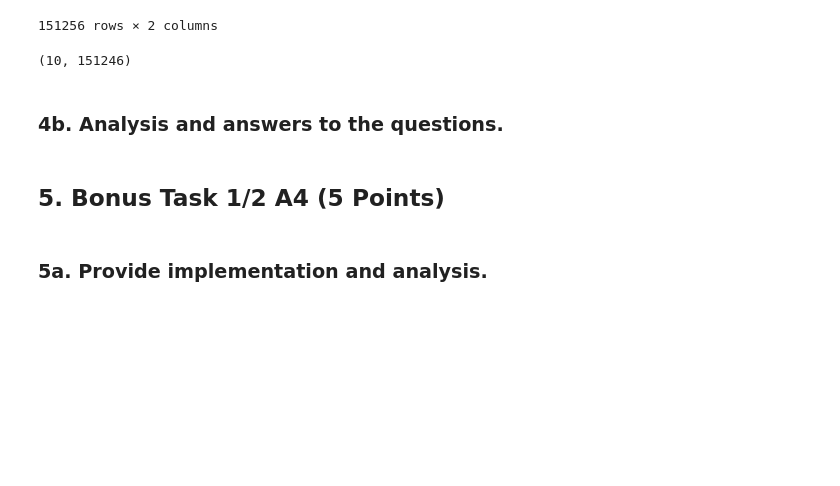
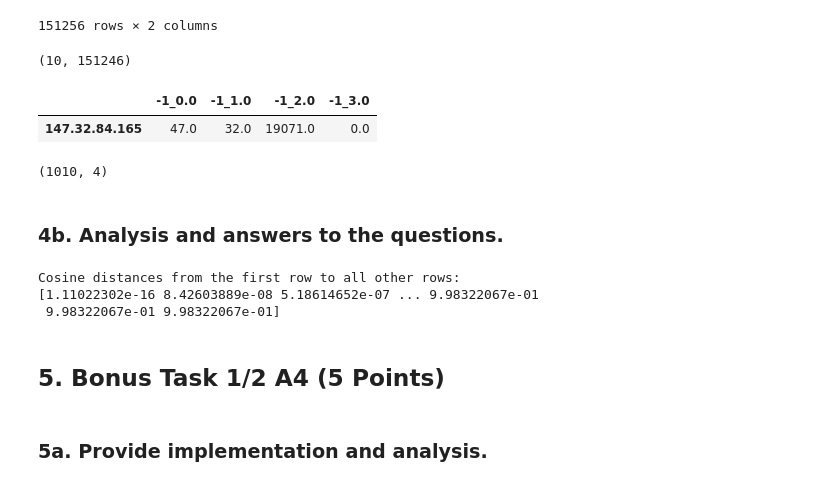
Before and after one commit to amar-mesic/cyber-data, a Jupyter notebook: lab-3/Lab3.ipynb, the cells around one changed output. Drawn from its saved outputs; the diff is of its cells as text; code cells hidden in the pictures; blank space fills up the shorter version.

```diff
--- a/lab-3/Lab3.ipynb
+++ b/lab-3/Lab3.ipynb
@@ -1087,5 +1114,37 @@ train_signature.to_csv('data/signatures/d10/train_signatures.csv', index=None)
+# %%
+train_signature.index = train_signature.SrcAddr.values
+train_signature = train_signature.drop("SrcAddr", axis=1)
+
+train_signature
+# %% [output]
+|  | -1_0.0 | -1_1.0 | -1_2.0 | -1_3.0 |
+| 147.32.84.165 | 47.0 | 32.0 | 19071.0 | 0.0 |
+# %%
+# calculate cosine similarity between the signatures
+pd.concat([train_signature, test_signatures]).shape
+# %% [output]
+(1010, 4)
 # %% [markdown]
 ### 4b. Analysis and answers to the questions.
+# %%
+# Extract the relevant columns (last 4 columns in this case)
+# features = test_signatures.iloc[:, 2:]
+features = pd.concat([train_signature, test_signatures])
+
+# Calculate cosine similarity
+cos_sim = cosine_similarity(features)
+
+# Convert cosine similarity to cosine distance
+cos_dist = 1 - cos_sim
+
+# Display the cosine distances between the first row and all other rows
+first_row_distances = cos_dist[0]
+print("Cosine distances from the first row to all other rows:")
+print(first_row_distances)
+# %% [output]
+Cosine distances from the first row to all other rows:
+[1.11022302e-16 8.42603889e-08 5.18614652e-07 ... 9.98322067e-01
+ 9.98322067e-01 9.98322067e-01]
 # %% [markdown]
 ## 5. Bonus Task 1/2 A4 (5 Points)
 # %% [markdown]
```
Also changed, not shown: parts of 3 cells of this notebook, 6 other files.
